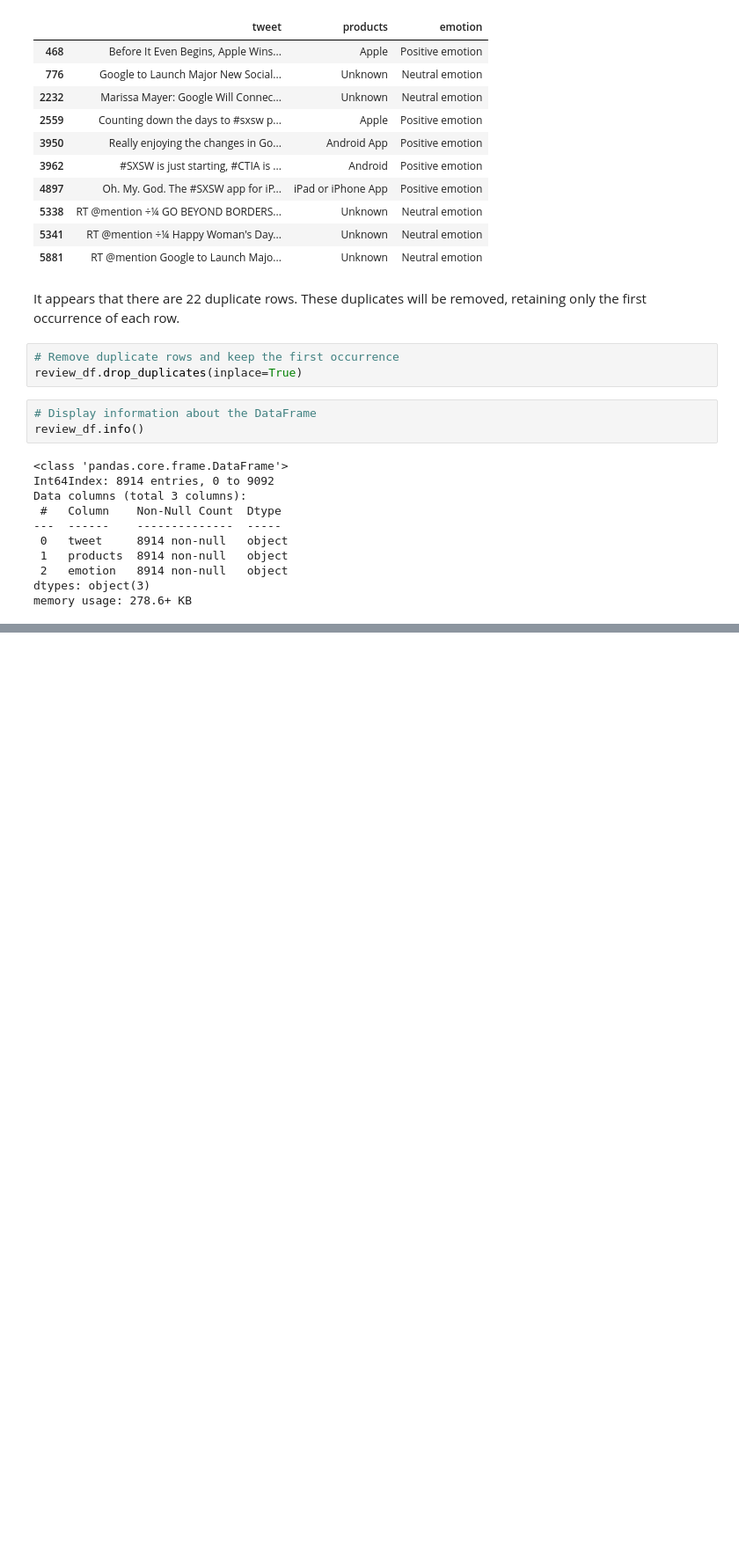
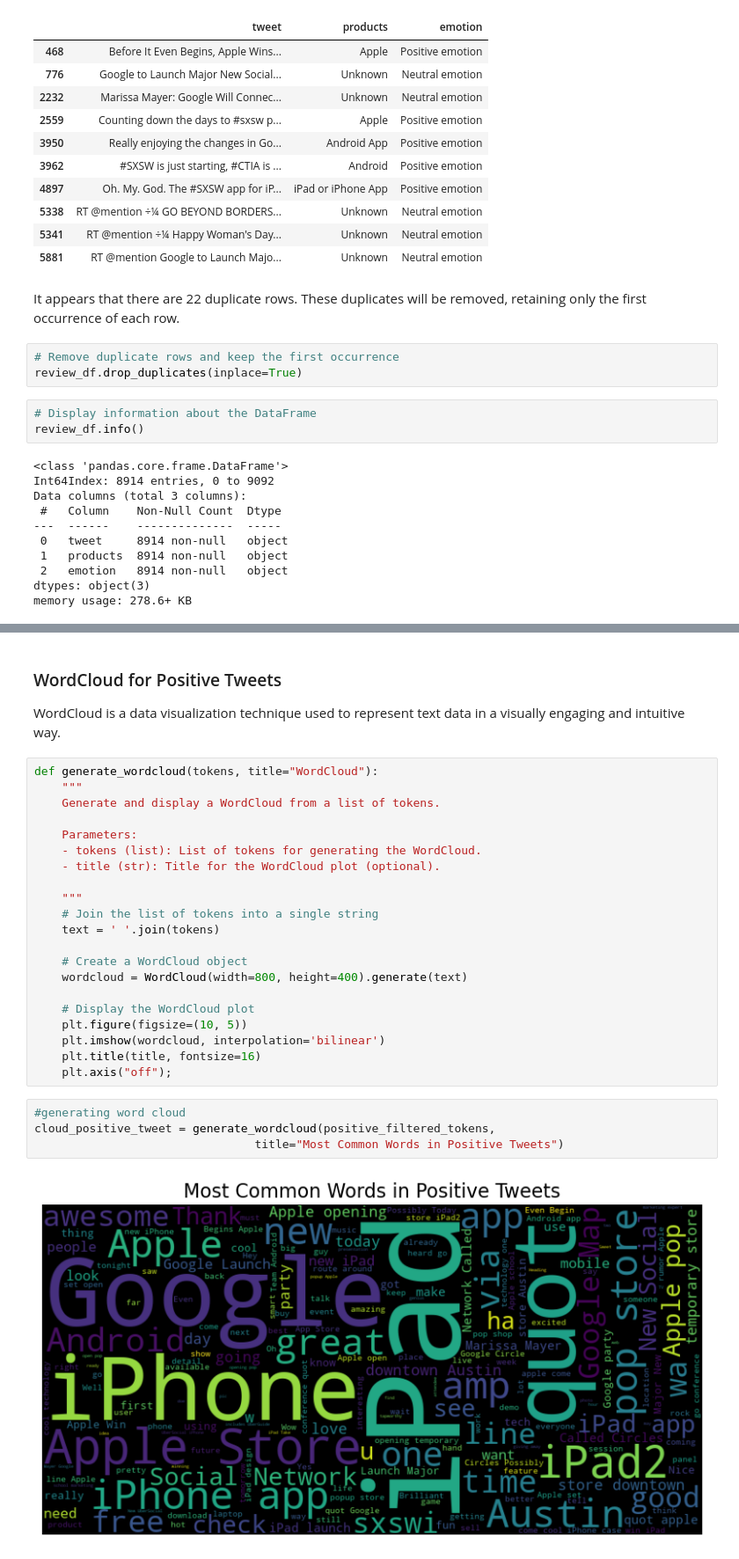
Before and after one commit to paulmbuitu/Apple-Google-NLP-Sentiment-Analysis, a Jupyter notebook: sentiment_analysis.ipynb, the cells around one changed output, grey strips where cells are left out. Shown at 88% size. Saved outputs shown, nothing was run; the diff lists cells and outputs as text; blank space fills up the shorter version.

```diff
--- a/sentiment_analysis.ipynb
+++ b/sentiment_analysis.ipynb
@@ -268,0 +515,30 @@ memory usage: 278.6+ KB
+# %% [markdown]
+### WordCloud for Positive Tweets
+WordCloud is a data visualization technique used to represent text data in a visually engaging and intuitive way.
+# %%
+def generate_wordcloud(tokens, title="WordCloud"):
+    """
+    Generate and display a WordCloud from a list of tokens.
+
+    Parameters:
+    - tokens (list): List of tokens for generating the WordCloud.
+    - title (str): Title for the WordCloud plot (optional).
+
+    """
+    # Join the list of tokens into a single string
+    text = ' '.join(tokens)
+
+    # Create a WordCloud object
+    wordcloud = WordCloud(width=800, height=400).generate(text)
+
+    # Display the WordCloud plot
+    plt.figure(figsize=(10, 5))
+    plt.imshow(wordcloud, interpolation='bilinear')
+    plt.title(title, fontsize=16)
+    plt.axis("off");
+# %%
+#generating word cloud
+cloud_positive_tweet = generate_wordcloud(positive_filtered_tokens,
+                                title="Most Common Words in Positive Tweets")
+# %% [output]
+[figure, added]
```
Also changed, not shown: parts of 24 cells of this notebook.
